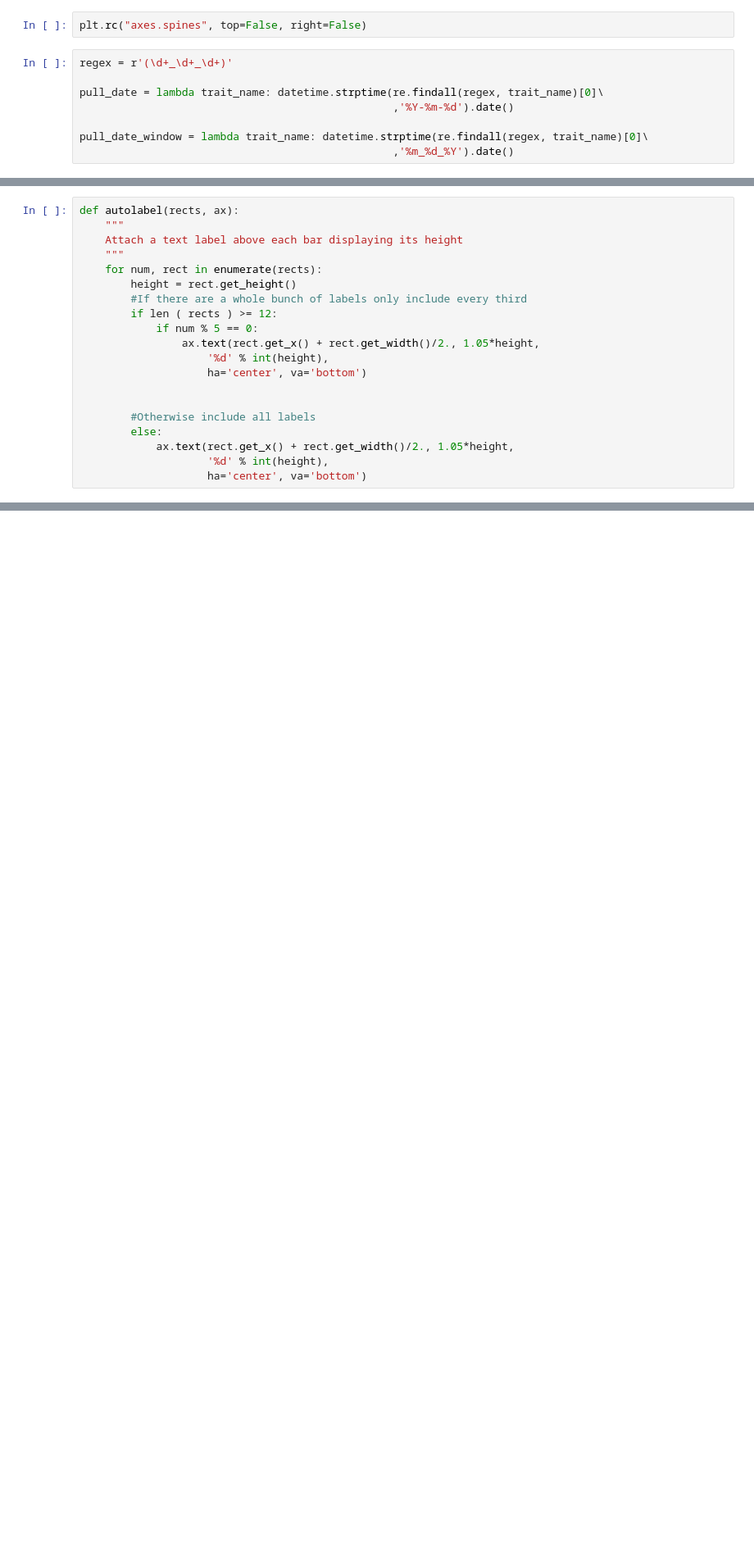
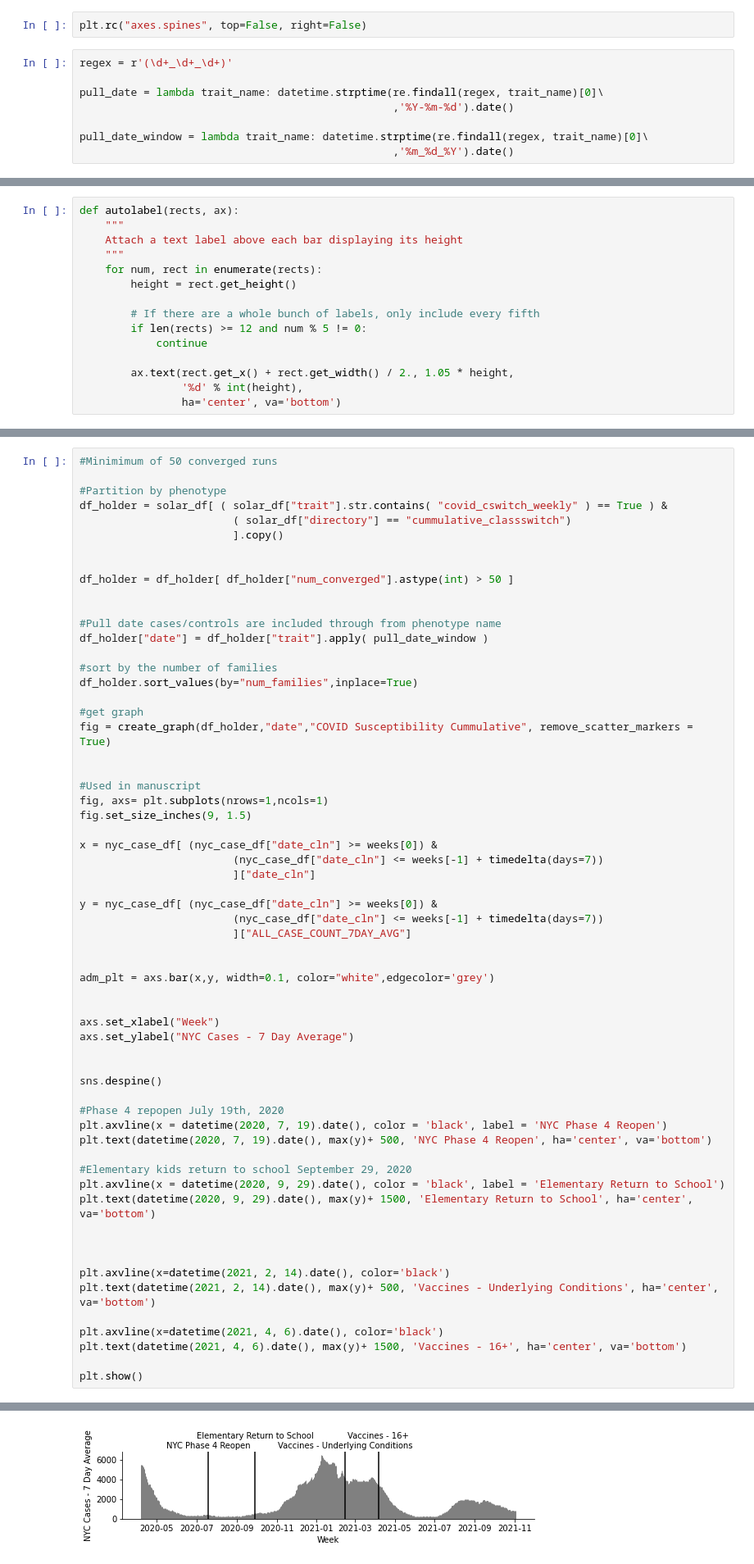
Before and after one commit to tatonetti-lab/covid-h2o, a Jupyter notebook: manuscript_results_hhid.ipynb, the cells around one changed output, grey strips where cells are left out. Shown at 82% size. Saved outputs shown, nothing was run; the diff lists cells and outputs as text; blank space fills up the shorter version.

```diff
--- a/manuscript_results_hhid.ipynb
+++ b/manuscript_results_hhid.ipynb
@@ -239,16 +195,11 @@ def autolabel(rects, ax):
     """
     for num, rect in enumerate(rects):
         height = rect.get_height()
-        #If there are a whole bunch of labels only include every third
-        if len ( rects ) >= 12:
-            if num % 5 == 0:
-                ax.text(rect.get_x() + rect.get_width()/2., 1.05*height,
-                    '%d' % int(height),
-                    ha='center', va='bottom')
 
+        # If there are a whole bunch of labels, only include every fifth
+        if len(rects) >= 12 and num % 5 != 0:
+            continue
 
-        #Otherwise include all labels
-        else:
-            ax.text(rect.get_x() + rect.get_width()/2., 1.05*height,
-                    '%d' % int(height),
-                    ha='center', va='bottom')
+        ax.text(rect.get_x() + rect.get_width() / 2., 1.05 * height,
+                '%d' % int(height),
+                ha='center', va='bottom')
@@ -357,0 +291,62 @@ interesting_cols=["trait","num_families","model","estimate","estimate_lower",
+# %%
+#Minimimum of 50 converged runs
+
+#Partition by phenotype
+df_holder = solar_df[ ( solar_df["trait"].str.contains( "covid_cswitch_weekly" ) == True ) &
+                        ( solar_df["directory"] == "cummulative_classswitch")
+                        ].copy()
+
+
+df_holder = df_holder[ df_holder["num_converged"].astype(int) > 50 ]
+
+
+#Pull date cases/controls are included through from phenotype name
+df_holder["date"] = df_holder["trait"].apply( pull_date_window )
+
+#sort by the number of families
+df_holder.sort_values(by="num_families",inplace=True)
+
+#get graph
+fig = create_graph(df_holder,"date","COVID Susceptibility Cummulative", remove_scatter_markers = True)
+
+
+#Used in manuscript
+fig, axs= plt.subplots(nrows=1,ncols=1)
+fig.set_size_inches(9, 1.5)
+
+x = nyc_case_df[ (nyc_case_df["date_cln"] >= weeks[0]) &
+                        (nyc_case_df["date_cln"] <= weeks[-1] + timedelta(days=7))
+                        ]["date_cln"]
+
+y = nyc_case_df[ (nyc_case_df["date_cln"] >= weeks[0]) &
+                        (nyc_case_df["date_cln"] <= weeks[-1] + timedelta(days=7))
+                        ]["ALL_CASE_COUNT_7DAY_AVG"]
+
+
+adm_plt = axs.bar(x,y, width=0.1, color="white",edgecolor='grey')
+
+
+axs.set_xlabel("Week")
+axs.set_ylabel("NYC Cases - 7 Day Average")
+
+
+sns.despine()
+
+#Phase 4 repopen July 19th, 2020
+plt.axvline(x = datetime(2020, 7, 19).date(), color = 'black', label = 'NYC Phase 4 Reopen')
+plt.text(datetime(2020, 7, 19).date(), max(y)+ 500, 'NYC Phase 4 Reopen', ha='center', va='bottom')
+
+#Elementary kids return to school September 29, 2020
+plt.axvline(x = datetime(2020, 9, 29).date(), color = 'black', label = 'Elementary Return to School')
+plt.text(datetime(2020, 9, 29).date(), max(y)+ 1500, 'Elementary Return to School', ha='center', va='bottom')
+
+
+
+plt.axvline(x=datetime(2021, 2, 14).date(), color='black')
+plt.text(datetime(2021, 2, 14).date(), max(y)+ 500, 'Vaccines - Underlying Conditions', ha='center', va='bottom')
+
+plt.axvline(x=datetime(2021, 4, 6).date(), color='black')
+plt.text(datetime(2021, 4, 6).date(), max(y)+ 1500, 'Vaccines - 16+', ha='center', va='bottom')
+
+plt.show()
+# %% [output]
@@ -357,0 +354 @@ interesting_cols=["trait","num_families","model","estimate","estimate_lower",
+[figure, added]
```
Also changed, not shown: parts of 44 cells of this notebook.
